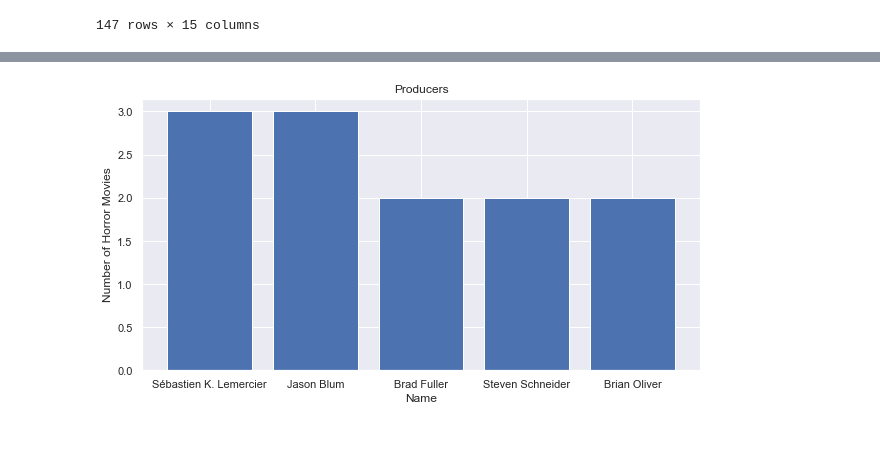
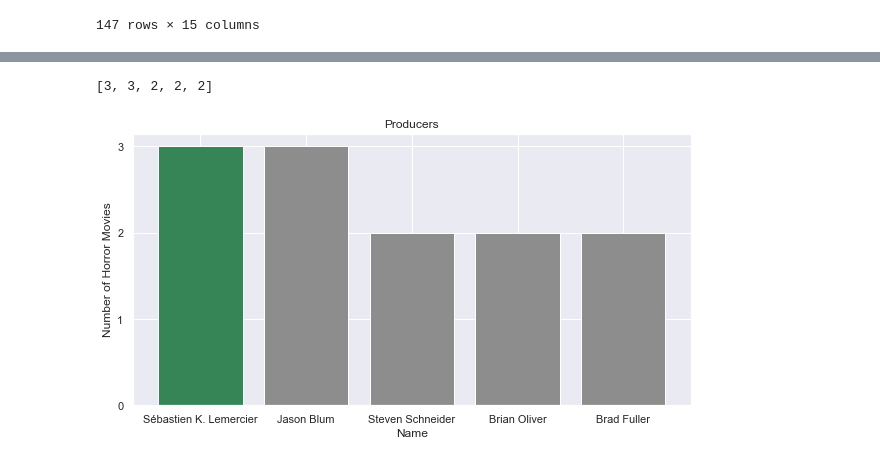
Before and after one commit to tvrjuana/microsoft-film-studio-analysis, a Jupyter notebook: Recommendations.ipynb, the cells around one changed output, grey strips where cells are left out. Drawn from its saved outputs; the diff is of its cells as text; code cells hidden in the pictures.

```diff
--- a/Recommendations.ipynb
+++ b/Recommendations.ipynb
@@ -326,7 +324,9 @@ axis_rev = pd.DataFrame(genre_tuples, columns = ['genre', 'worldwide_gross_reven
 # %%
 ylabels = ['0B', '200B', '400B', '600B', '800B', '1000B']
 
-sns.set_style('darkgrid')
+sns.set(font_scale=1.5)
+sns.set_theme(style='white')
+sns.color_palette("light:#5A9", as_cmap=True)
 plt.figure(figsize = (23,8))
 plt.ticklabel_format(style='plain')
 g = sns.barplot(x = 'genre',
@@ -335,6 +335,7 @@ g = sns.barplot(x = 'genre',
             order = axis_rev.sort_values('worldwide_gross_revenue', ascending = False).genre)
 
 #set labels
+g.grid(False)
 g.set_yticklabels(labels = ylabels)
 plt.xlabel('Genre', size = 20)
 plt.ylabel('Worldwide Gross Revenue (in Billions)', size = 20)
@@ -392,7 +446,7 @@ df_ROI_mean.head()
 | 17 | Sport | 370.518995 |
 | 14 | Documentary | 345.269132 |
 # %%
-sns.set_theme(style='whitegrid')
+sns.set_theme(style='white')
 fig, axes = plt.subplots()
 sns.set_color_codes('pastel')
 sns.barplot(x='genre_ROI_mean', y='genres', data=df_ROI_mean)
@@ -567,6 +626,7 @@ studio_m_name = list(studio_mystery['studio'].value_counts().iloc[:5].index)
 studio_m_count = list(studio_mystery['studio'].value_counts().iloc[:5].values)
 # %%
 fig, ax = plt.subplots()
+sns.set_theme(style='white', palette=None)
 
 ax.bar(studio_m_name, studio_m_count)
 ax.set_xlabel("Top Studios")
@@ -669,12 +729,24 @@ producer_horror.loc[producer_horror['name'] == "Jason Blum"]
 # %%
 producer_name = list(producer_horror['name'].value_counts().iloc[:5].index)
 producer_count = list(producer_horror['name'].value_counts().iloc[:5].values)
+producer_count
+# %% [output]
+[3, 3, 2, 2, 2]
 # %%
-fig, ax = plt.subplots(figsize=(10, 5))
+fig, ax= plt.subplots(figsize=(10, 5))
 
-ax.bar(producer_name, producer_count)
+#ax.bar(producer_name, producer_count)
 ax.set_xlabel("Name")
 ax.set_ylabel("Number of Horror Movies")
-ax.set_title("Producers");
+ax.set_title("Producers")
+ax.set_yticks((3, 2, 1, 0))
+#ax.set_yticklabels((0, 1,
+                    #"Label-3", "Label-4", "Label-5"))
+
+x_pos = np.arange(len(producer_name))
+plt.bar(x_pos, producer_count, color=['#358556', '#8D8D8D', '#8D8D8D', '#8D8D8D', '#8D8D8D'])
+plt.xticks(x_pos, producer_name)
+
+plt.show();
 # %% [output]
-[figure, old version]
+[figure, new version]
```
Also changed, not shown: parts of 16 cells of this notebook, 1 other file.
